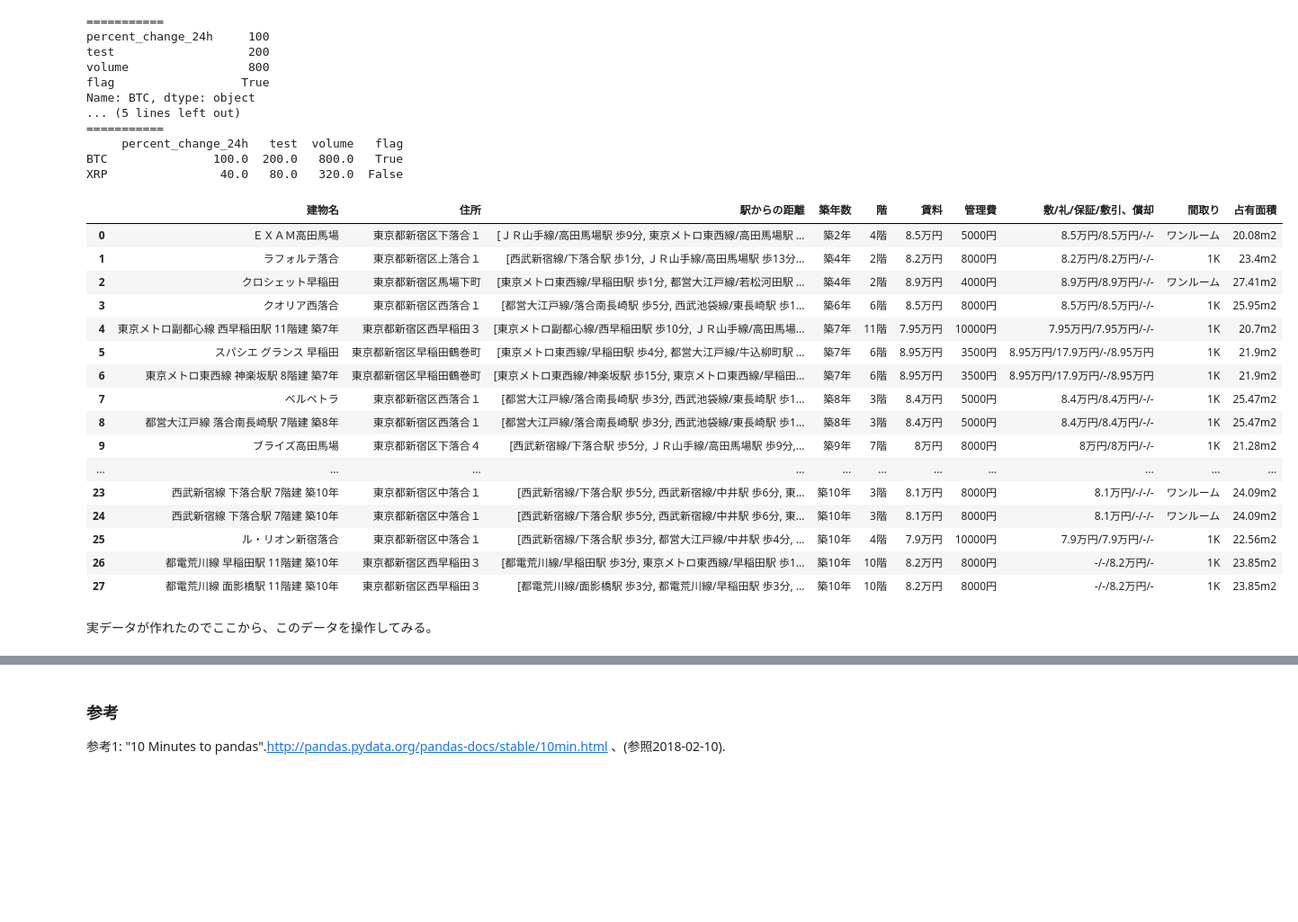
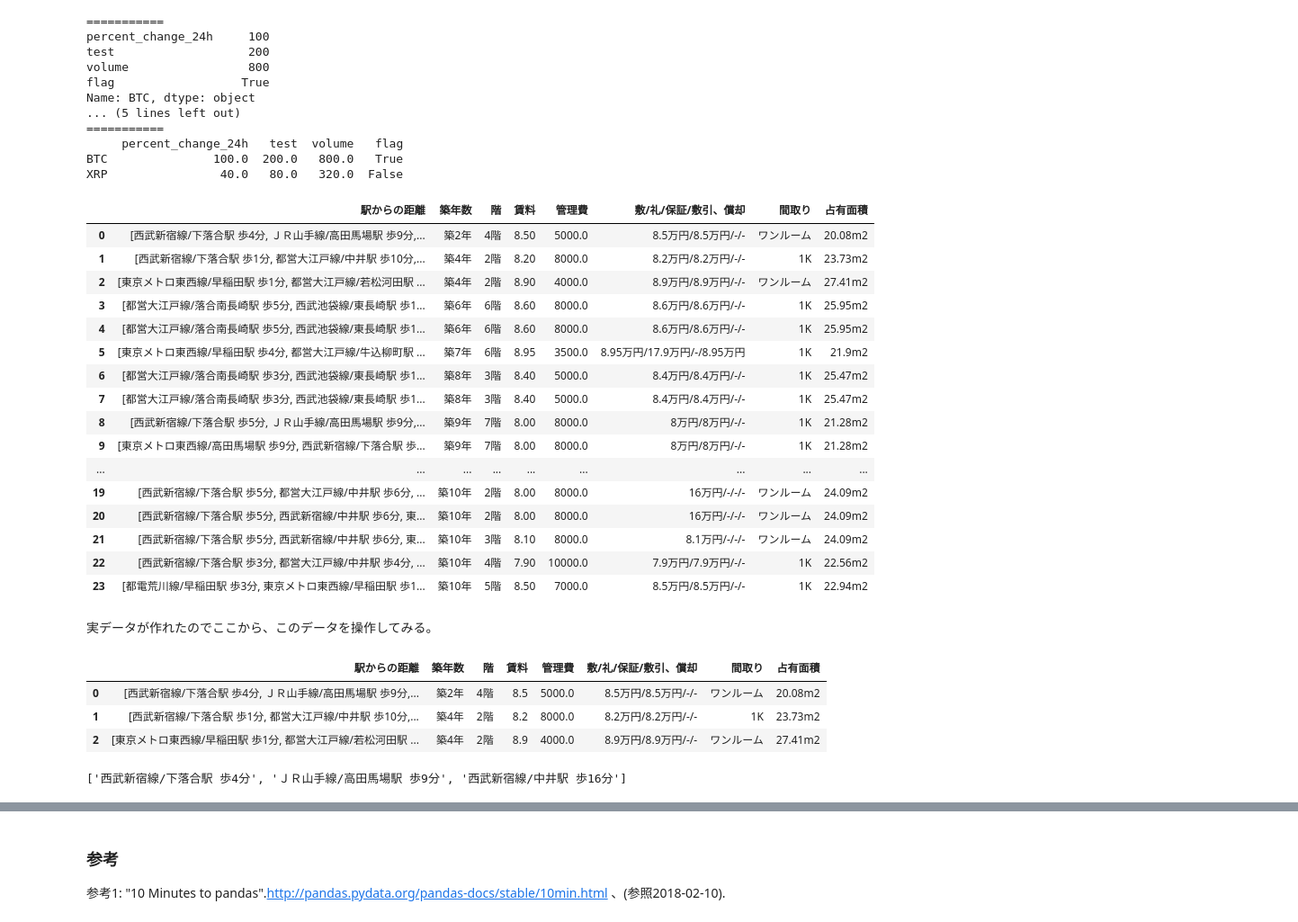
Before and after one commit to t-akazawa/statistics, a Jupyter notebook: pandas_1.ipynb, the cells around one changed output, grey strips where cells are left out. Shown at 90% size. Saved outputs shown, nothing was run; the diff lists cells and outputs as text; code cells hidden in the pictures; blank space fills up the shorter version.

```diff
--- a/pandas_1.ipynb
+++ b/pandas_1.ipynb
@@ -328,54 +329,69 @@ for i in range(len(items)):
     table_other = items[i].find_all('table',{'class':'cassetteitem_other'})
     #print(table_other[0])
 
     other_col = table_other[0].find_all('td')
     # 階
     kai.append(other_col[2].text)
     # 賃料
-    cost.append(other_col[3].text)
+    cost.append( float(other_col[3].text.replace('万円','')) )
     # 管理費
-    kanri.append(other_col[4].text)
+    kanri.append( float(other_col[4].text.replace('円','')) )
     # 敷金など
     zappi.append(other_col[5].text)
     # 間取り
     madori.append(other_col[6].text)
     # 面積
     area.append(other_col[7].text)
 
 name
 pd.DataFrame
 #name
 
 # from_items
-item = [('建物名', name),
-        ('住所', address),
+item = [
+        #('建物名', name),  コメントアウトを外すと表示できます。
+        #('住所', address), 建物名と住所がgithubに残るとよろしくないかもなのでコメントアウト。
         ('駅からの距離', ekitime),
         ('築年数', tikunen),
         ('階', kai),
         ('賃料', cost),
         ('管理費', kanri),
         ('敷/礼/保証/敷引、償却', zappi),
         ('間取り', madori),
         ('占有面積', area)
        ]
-pd.DataFrame.from_items( item )
+df = pd.DataFrame.from_items( item )
+df
 # %% [output]
-|  | 建物名 | 住所 | 駅からの距離 | 築年数 | 階 | 賃料 | 管理費 | 敷/礼/保証/敷引、償却 | 間取り | 占有面積 |
-| 0 | ＥＸＡＭ高田馬場 | 東京都新宿区下落合１ | [ＪＲ山手線/高田馬場駅 歩9分, 東京メトロ東西線/高田馬場駅 ... | 築2年 | 4階 | 8.5万円 | 5000円 | 8.5万円/8.5万円/-/- | ワンルーム | 20.08m2 |
-| 1 | ラフォルテ落合 | 東京都新宿区上落合１ | [西武新宿線/下落合駅 歩1分, ＪＲ山手線/高田馬場駅 歩13分... | 築4年 | 2階 | 8.2万円 | 8000円 | 8.2万円/8.2万円/-/- | 1K | 23.4m2 |
-| 2 | クロシェット早稲田 | 東京都新宿区馬場下町 | [東京メトロ東西線/早稲田駅 歩1分, 都営大江戸線/若松河田駅 ... | 築4年 | 2階 | 8.9万円 | 4000円 | 8.9万円/8.9万円/-/- | ワンルーム | 27.41m2 |
-| 3 | クオリア西落合 | 東京都新宿区西落合１ | [都営大江戸線/落合南長崎駅 歩5分, 西武池袋線/東長崎駅 歩1... | 築6年 | 6階 | 8.5万円 | 8000円 | 8.5万円/8.5万円/-/- | 1K | 25.95m2 |
-| 4 | 東京メトロ副都心線 西早稲田駅 11階建 築7年 | 東京都新宿区西早稲田３ | [東京メトロ副都心線/西早稲田駅 歩10分, ＪＲ山手線/高田馬場... | 築7年 | 11階 | 7.95万円 | 10000円 | 7.95万円/7.95万円/-/- | 1K | 20.7m2 |
-| 5 | スパシエ グランス 早稲田 | 東京都新宿区早稲田鶴巻町 | [東京メトロ東西線/早稲田駅 歩4分, 都営大江戸線/牛込柳町駅 ... | 築7年 | 6階 | 8.95万円 | 3500円 | 8.95万円/17.9万円/-/8.95万円 | 1K | 21.9m2 |
-| 6 | 東京メトロ東西線 神楽坂駅 8階建 築7年 | 東京都新宿区早稲田鶴巻町 | [東京メトロ東西線/神楽坂駅 歩15分, 東京メトロ東西線/早稲田... | 築7年 | 6階 | 8.95万円 | 3500円 | 8.95万円/17.9万円/-/8.95万円 | 1K | 21.9m2 |
-| 7 | ベルペトラ | 東京都新宿区西落合１ | [都営大江戸線/落合南長崎駅 歩3分, 西武池袋線/東長崎駅 歩1... | 築8年 | 3階 | 8.4万円 | 5000円 | 8.4万円/8.4万円/-/- | 1K | 25.47m2 |
-| 8 | 都営大江戸線 落合南長崎駅 7階建 築8年 | 東京都新宿区西落合１ | [都営大江戸線/落合南長崎駅 歩3分, 西武池袋線/東長崎駅 歩1... | 築8年 | 3階 | 8.4万円 | 5000円 | 8.4万円/8.4万円/-/- | 1K | 25.47m2 |
-| 9 | ブライズ高田馬場 | 東京都新宿区下落合４ | [西武新宿線/下落合駅 歩5分, ＪＲ山手線/高田馬場駅 歩9分,... | 築9年 | 7階 | 8万円 | 8000円 | 8万円/8万円/-/- | 1K | 21.28m2 |
-| ... | ... | ... | ... | ... | ... | ... | ... | ... | ... | ... |
-| 23 | 西武新宿線 下落合駅 7階建 築10年 | 東京都新宿区中落合１ | [西武新宿線/下落合駅 歩5分, 西武新宿線/中井駅 歩6分, 東... | 築10年 | 3階 | 8.1万円 | 8000円 | 8.1万円/-/-/- | ワンルーム | 24.09m2 |
-| 24 | 西武新宿線 下落合駅 7階建 築10年 | 東京都新宿区中落合１ | [西武新宿線/下落合駅 歩5分, 西武新宿線/中井駅 歩6分, 東... | 築10年 | 3階 | 8.1万円 | 8000円 | 8.1万円/-/-/- | ワンルーム | 24.09m2 |
-| 25 | ル・リオン新宿落合 | 東京都新宿区中落合１ | [西武新宿線/下落合駅 歩3分, 都営大江戸線/中井駅 歩4分, ... | 築10年 | 4階 | 7.9万円 | 10000円 | 7.9万円/7.9万円/-/- | 1K | 22.56m2 |
-| 26 | 都電荒川線 早稲田駅 11階建 築10年 | 東京都新宿区西早稲田３ | [都電荒川線/早稲田駅 歩3分, 東京メトロ東西線/早稲田駅 歩1... | 築10年 | 10階 | 8.2万円 | 8000円 | -/-/8.2万円/- | 1K | 23.85m2 |
-| 27 | 都電荒川線 面影橋駅 11階建 築10年 | 東京都新宿区西早稲田３ | [都電荒川線/面影橋駅 歩3分, 都電荒川線/早稲田駅 歩3分, ... | 築10年 | 10階 | 8.2万円 | 8000円 | -/-/8.2万円/- | 1K | 23.85m2 |
+|  | 駅からの距離 | 築年数 | 階 | 賃料 | 管理費 | 敷/礼/保証/敷引、償却 | 間取り | 占有面積 |
+| 0 | [西武新宿線/下落合駅 歩4分, ＪＲ山手線/高田馬場駅 歩9分,... | 築2年 | 4階 | 8.50 | 5000.0 | 8.5万円/8.5万円/-/- | ワンルーム | 20.08m2 |
+| 1 | [西武新宿線/下落合駅 歩1分, 都営大江戸線/中井駅 歩10分,... | 築4年 | 2階 | 8.20 | 8000.0 | 8.2万円/8.2万円/-/- | 1K | 23.73m2 |
+| 2 | [東京メトロ東西線/早稲田駅 歩1分, 都営大江戸線/若松河田駅 ... | 築4年 | 2階 | 8.90 | 4000.0 | 8.9万円/8.9万円/-/- | ワンルーム | 27.41m2 |
+| 3 | [都営大江戸線/落合南長崎駅 歩5分, 西武池袋線/東長崎駅 歩1... | 築6年 | 6階 | 8.60 | 8000.0 | 8.6万円/8.6万円/-/- | 1K | 25.95m2 |
+| 4 | [都営大江戸線/落合南長崎駅 歩5分, 西武池袋線/東長崎駅 歩1... | 築6年 | 6階 | 8.60 | 8000.0 | 8.6万円/8.6万円/-/- | 1K | 25.95m2 |
+| 5 | [東京メトロ東西線/早稲田駅 歩4分, 都営大江戸線/牛込柳町駅 ... | 築7年 | 6階 | 8.95 | 3500.0 | 8.95万円/17.9万円/-/8.95万円 | 1K | 21.9m2 |
+| 6 | [都営大江戸線/落合南長崎駅 歩3分, 西武池袋線/東長崎駅 歩1... | 築8年 | 3階 | 8.40 | 5000.0 | 8.4万円/8.4万円/-/- | 1K | 25.47m2 |
+| 7 | [都営大江戸線/落合南長崎駅 歩3分, 西武池袋線/東長崎駅 歩1... | 築8年 | 3階 | 8.40 | 5000.0 | 8.4万円/8.4万円/-/- | 1K | 25.47m2 |
+| 8 | [西武新宿線/下落合駅 歩5分, ＪＲ山手線/高田馬場駅 歩9分,... | 築9年 | 7階 | 8.00 | 8000.0 | 8万円/8万円/-/- | 1K | 21.28m2 |
+| 9 | [東京メトロ東西線/高田馬場駅 歩9分, 西武新宿線/下落合駅 歩... | 築9年 | 7階 | 8.00 | 8000.0 | 8万円/8万円/-/- | 1K | 21.28m2 |
+| ... | ... | ... | ... | ... | ... | ... | ... | ... |
+| 19 | [西武新宿線/下落合駅 歩5分, 都営大江戸線/中井駅 歩6分, ... | 築10年 | 2階 | 8.00 | 8000.0 | 16万円/-/-/- | ワンルーム | 24.09m2 |
+| 20 | [西武新宿線/下落合駅 歩5分, 西武新宿線/中井駅 歩6分, 東... | 築10年 | 2階 | 8.00 | 8000.0 | 16万円/-/-/- | ワンルーム | 24.09m2 |
+| 21 | [西武新宿線/下落合駅 歩5分, 西武新宿線/中井駅 歩6分, 東... | 築10年 | 3階 | 8.10 | 8000.0 | 8.1万円/-/-/- | ワンルーム | 24.09m2 |
+| 22 | [西武新宿線/下落合駅 歩3分, 都営大江戸線/中井駅 歩4分, ... | 築10年 | 4階 | 7.90 | 10000.0 | 7.9万円/7.9万円/-/- | 1K | 22.56m2 |
+| 23 | [都電荒川線/早稲田駅 歩3分, 東京メトロ東西線/早稲田駅 歩1... | 築10年 | 5階 | 8.50 | 7000.0 | 8.5万円/8.5万円/-/- | 1K | 22.94m2 |
 # %% [markdown]
 実データが作れたのでここから、このデータを操作してみる。
+# %%
+# head, tail
+df.head(3)
+# %% [output]
+|  | 駅からの距離 | 築年数 | 階 | 賃料 | 管理費 | 敷/礼/保証/敷引、償却 | 間取り | 占有面積 |
+| 0 | [西武新宿線/下落合駅 歩4分, ＪＲ山手線/高田馬場駅 歩9分,... | 築2年 | 4階 | 8.5 | 5000.0 | 8.5万円/8.5万円/-/- | ワンルーム | 20.08m2 |
+| 1 | [西武新宿線/下落合駅 歩1分, 都営大江戸線/中井駅 歩10分,... | 築4年 | 2階 | 8.2 | 8000.0 | 8.2万円/8.2万円/-/- | 1K | 23.73m2 |
+| 2 | [東京メトロ東西線/早稲田駅 歩1分, 都営大江戸線/若松河田駅 ... | 築4年 | 2階 | 8.9 | 4000.0 | 8.9万円/8.9万円/-/- | ワンルーム | 27.41m2 |
+# %%
+# 値の取り出し values
+df.values[0][0]
+# %% [output]
+['西武新宿線/下落合駅 歩4分', 'ＪＲ山手線/高田馬場駅 歩9分', '西武新宿線/中井駅 歩16分']
```
Also changed, not shown: parts of 13 cells of this notebook.
